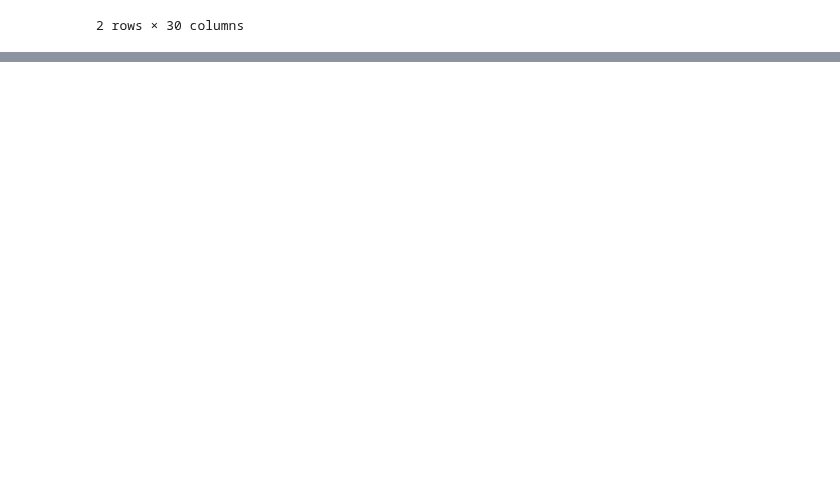
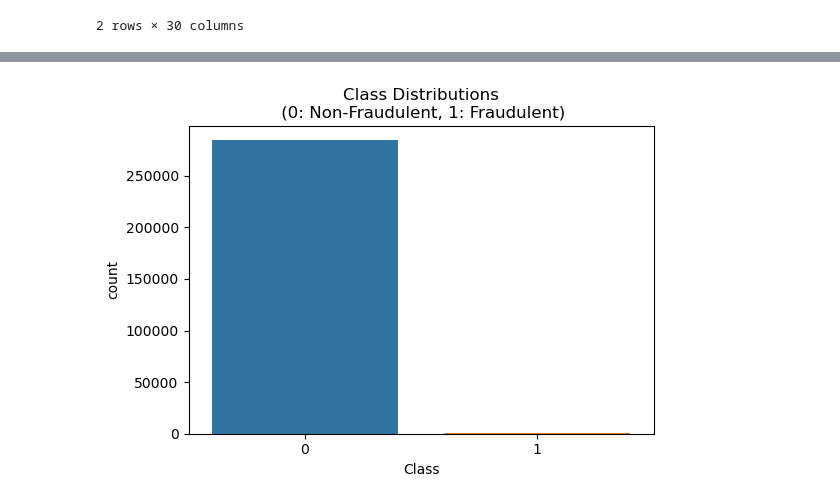
Before and after one commit to NealMistry/Credit-card-prevention-ML, a Jupyter notebook: honoursproj.ipynb, the cells around one changed output, grey strips where cells are left out. Cells and saved outputs as stored; diff of their text form; code cells hidden in the pictures; blank space fills up the shorter version.

```diff
--- a/honoursproj.ipynb
+++ b/honoursproj.ipynb
@@ -171,0 +200,7 @@ LogisticRegression()
+# %%
+plt.figure(figsize=(6, 4))
+sns.countplot(x='Class', data=creditcardinfo)
+plt.title('Class Distributions\n (0: Non-Fraudulent, 1: Fraudulent)')
+plt.show()
+# %% [output]
+[figure, added]
```
Also changed, not shown: parts of 12 cells of this notebook.
